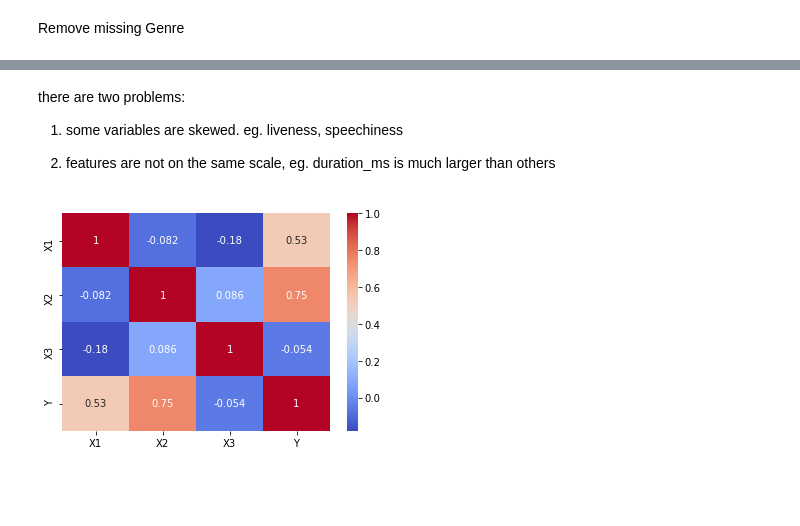
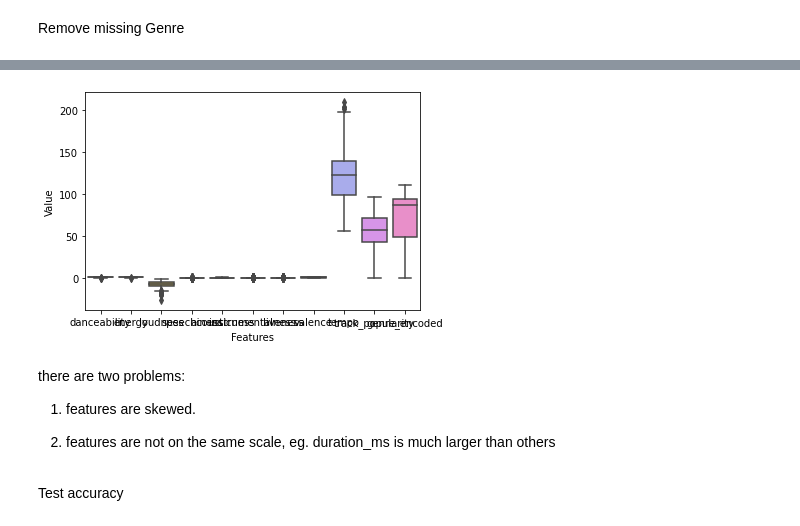
Before and after one commit to MikeJR111/Spotify-Top-50-Song-Data-ETL-Pipeline-and-Analysis, a Jupyter notebook: Genre Classification Report/Genre_Classification.ipynb, the cells around one changed output, grey strips where cells are left out. Drawn from its saved outputs; the diff is of its cells as text; code cells hidden in the pictures; blank space fills up the shorter version.

```diff
--- a/Genre Classification Report/Genre_Classification.ipynb
+++ b/Genre Classification Report/Genre_Classification.ipynb
@@ -178,31 +205,16 @@ plt.show()
+# %%
+sns.boxplot(data=combined_df.drop(['genre','duration_ms'], axis=1))
+plt.xlabel('Features')
+plt.ylabel('Value')
+plt.show()
+# %% [output]
+[figure, added]
 # %% [markdown]
 there are two problems:
 
-1. some variables are skewed. eg. liveness, speechiness
+1. features are skewed.
 
 
 2. features are not on the same scale, eg. duration_ms is much larger than others
-# %%
-import pandas as pd
-import numpy as np
-import seaborn as sns
-import matplotlib.pyplot as plt
-
-# Create a sample dataset with three independent variables
-data = {'X1': np.random.normal(0, 1, 100),
-        'X2': np.random.normal(0, 1, 100),
-        'X3': np.random.normal(0, 1, 100)}
-
-df = pd.DataFrame(data)
-
-# Add a dependent variable that is highly correlated with X1 and X2, but not X3
-df['Y'] = 2*df['X1'] + 3*df['X2'] + np.random.normal(0, 1, 100)
-
-# Compute the correlation matrix
-corr_matrix = df.corr()
-
-# Plot a heatmap of the correlation matrix
-sns.heatmap(corr_matrix, annot=True, cmap='coolwarm')
-plt.show()
-# %% [output]
-[figure, removed]
+# %% [markdown]
+Test accuracy
```
Also changed, not shown: parts of 25 cells of this notebook.
